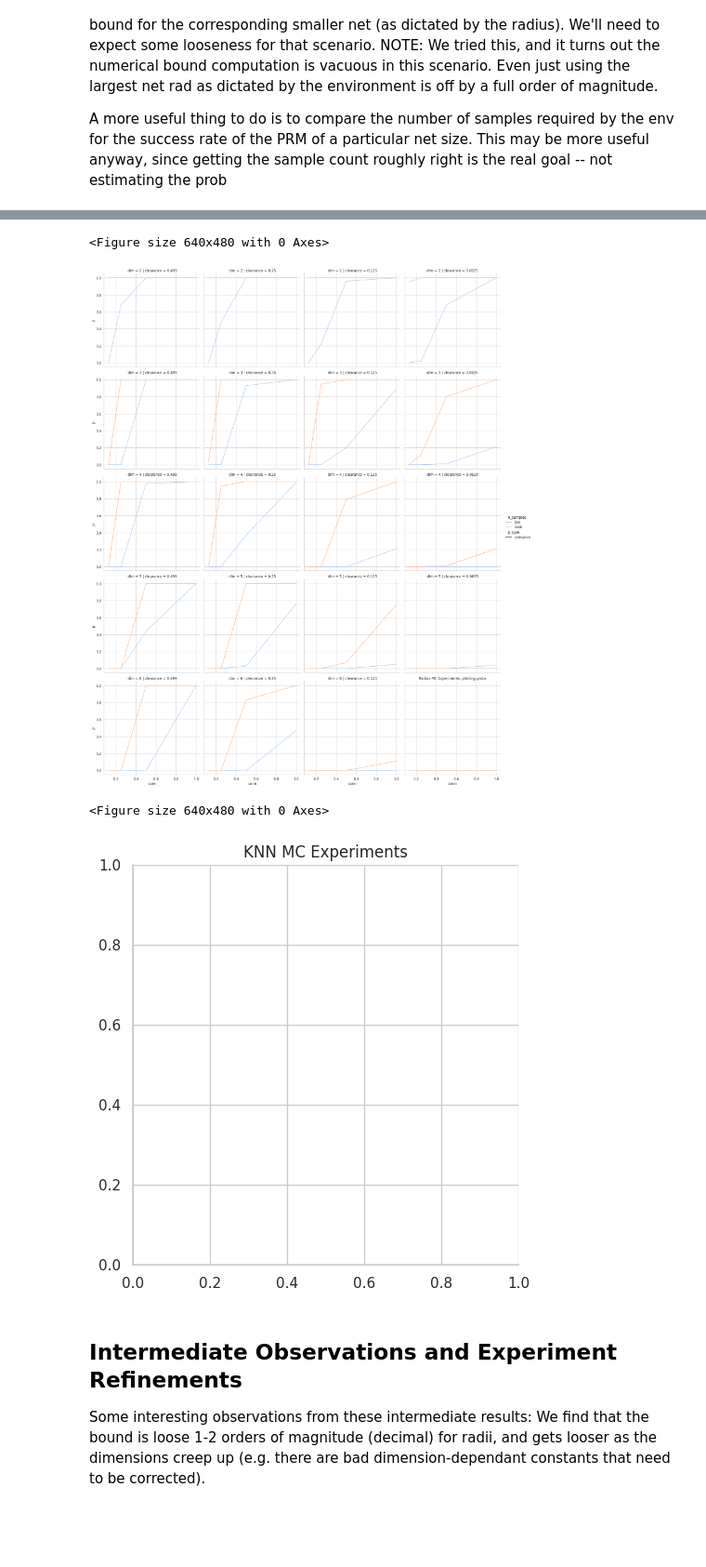
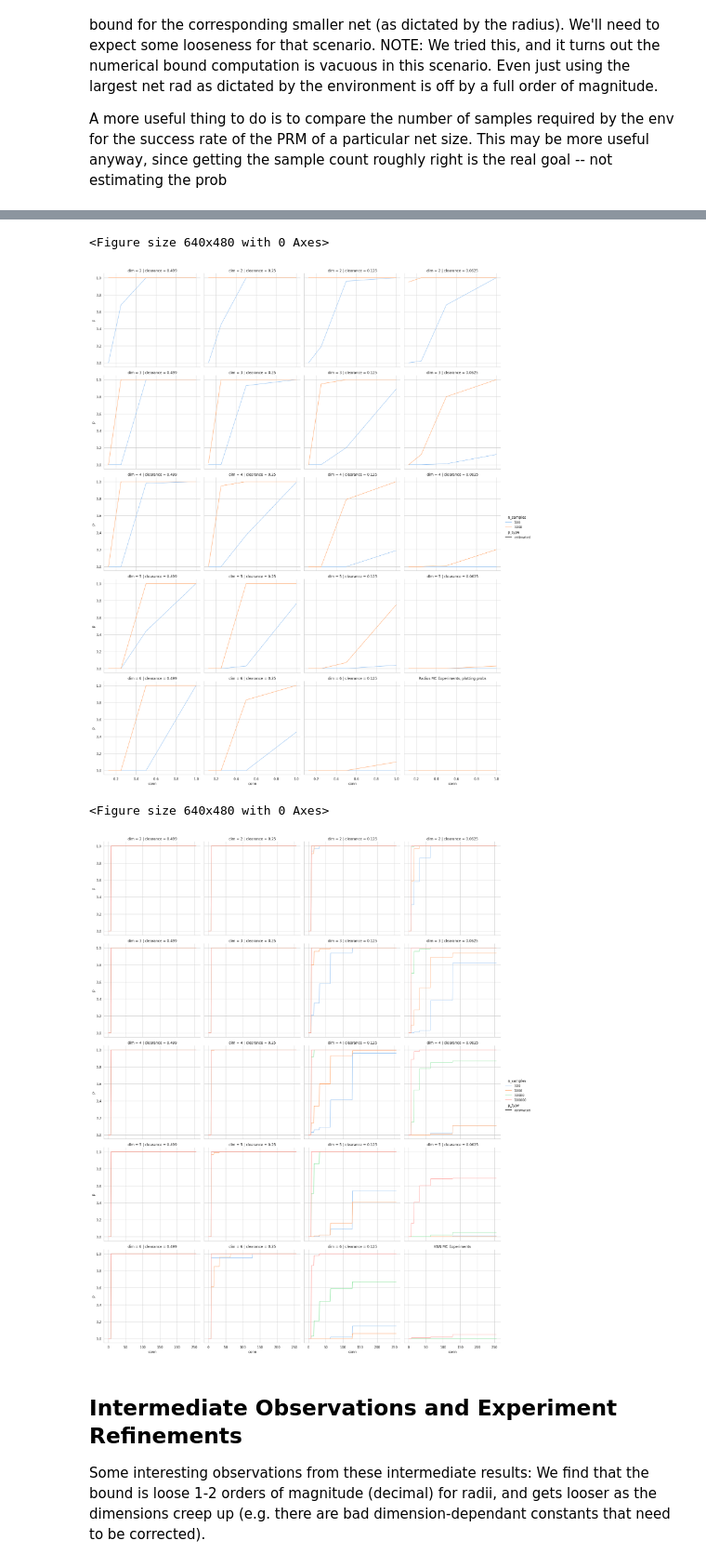
Before and after one commit to robustrobotics/nonasymptotic-mp, a Jupyter notebook: notebooks/narrow_clearance_exps_results.ipynb, the cells around one changed output, grey strips where cells are left out. Shown at 93% size. Saved outputs shown, nothing was run; the diff lists cells and outputs as text; code cells hidden in the pictures; blank space fills up the shorter version.

```diff
--- a/notebooks/narrow_clearance_exps_results.ipynb
+++ b/notebooks/narrow_clearance_exps_results.ipynb
@@ -20,7 +20,7 @@ import os
 /home/seiji/Research/nonasymptotic-mp
 # %%
 # load in the experiment and set plotting params
-exp_name = 'narrow-full-run-radius2_20240611-152454'
+exp_name = 'narrow-full-run-low-dim-corrected0_20240612-035447'
 exp_path = os.path.join('exps', 'results', exp_name)
 # %% [markdown]
 Loading in the experiment log:
@@ -98,8 +87,8 @@ for prm_type, clearance, dim, n_samples in all_trials_iter:
 
     above_threshold = conn_cmp_arr >= conn_thresh_arr
 
-
-    estimates = np.sum(above_threshold, axis=0) / len(mc_trial_rows) if len(mc_trial_rows) != 0 else np.sum(above_threshold, axis=0) * np.nan
+    estimates = np.sum(above_threshold, axis=0) / len(mc_trial_rows) if len(mc_trial_rows) != 0 else np.sum(
+        above_threshold, axis=0) * np.nan
 
     estimate_dict[(prm_type, _clearance, dim, n_samples)] = estimates
 # %% [markdown]
@@ -120,10 +109,13 @@ A more useful thing to do is to compare the number of samples required by the en
 success rate of the PRM of a particular net size. This may be more useful anyway, since
 getting the sample count roughly right is the real goal -- not estimating the prob
 # %%
+# TODO: debug blumer column, and predicted estimates.
 from nonasymptotic.bound import compute_sauer_shelah_bound_log2, compute_vol_unit_sphere, \
     doubling_sample_search_over_log2_prob_bound
 from nonasymptotic.envs import NarrowPassage
+
 machine_eps = 1e-6
+knn_heurist_p = 0.99
 # recompile the results into a dataframe and then use seaborn to plot.
 # the most efficient way to do this is to set up each array separately and then concatenate
 plot_dfs = []
@@ -144,11 +136,11 @@ for prm_type, _clearance, dim, n_samples in estimate_dict.keys():
         "predicted_used_samples": [n_samples] * max_knn if prm_type == 'knn' else [n_samples] * n_radii,
     }
 
-    if prm_type == 'radius' and dim <= 7: # needed since numerics of higher dims craps out computation
-#         print('processing: ' + str((prm_type, clearance, dim, n_samples)))
+    if prm_type == 'radius' and dim <= 7:  # needed since numerics of higher dims craps out computation
+        #         print('processing: ' + str((prm_type, clearance, dim, n_samples)))
         # compute corresponding theoretical quantities (using smallest Sauer-Shelah expression)
         vol_env = NarrowPassage(dim, clearance, seed=1999).vol
-        net_rads = np.minimum(rads / 8, clearance / 4)  # clip for net radius corresponding to clearance of the passage
+        net_rads = np.minimum(rads / 4, clearance / 2)  # clip for net radius corresponding to clearance of the passage
         rhos = (compute_vol_unit_sphere(dim) / vol_env) * (net_rads ** dim)
 
         # compute what the bound would say now.
@@ -168,6 +160,25 @@ for prm_type, _clearance, dim, n_samples in estimate_dict.keys():
         dict_for_df['n_samples'] += [n_samples] * n_radii
         dict_for_df['predicted_used_samples'] += pred_samples
 
+    elif prm_type == 'knn' and dim <= 7:
+        vol_env = NarrowPassage(dim, clearance, seed=1999).vol
+        net_rad = clearance / 2  # clip for net radius corresponding to clearance of the passage
+        rho = (compute_vol_unit_sphere(dim) / vol_env) * (net_rad ** dim)
+
+        # compute what the bound would say now.
+        log2_ss_probs = np.array([compute_sauer_shelah_bound_log2(n_samples, rho, dim + 1)] * max_knn)
+        ss_probs = 2 ** log2_ss_probs
+
+        # compute what the number samples _would_ be given the MC estimate.
+        ss_log2_bound_func = lambda _ns: compute_sauer_shelah_bound_log2(_ns, rho, dim + 1)
+        pred_samples = [doubling_sample_search_over_log2_prob_bound(ss_log2_bound_func, knn_heurist_p)] * max_knn
+
+        dict_for_df['p'] = np.concatenate([dict_for_df['p'], ss_probs])
+        dict_for_df['conn'] = np.concatenate([dict_for_df['conn'], np.arange(max_knn)])
+        dict_for_df['p_type'] += ["theory"] * max_knn
+        dict_for_df['n_samples'] += [n_samples] * max_knn
+        dict_for_df['predicted_used_samples'] += pred_samples
+
     # construct dataframe
     _df = pd.DataFrame(dict_for_df)
     _df['prm_type'] = prm_type
@@ -182,8 +193,9 @@ knn_plot_df = plot_df[plot_df['prm_type'] == 'knn']
 
 plt.figure()
 sns.set_theme(style="whitegrid")
-g = sns.relplot(data=radius_plot_df, x='conn', y='predicted_used_samples', row='dim', col='clearance', hue='n_samples', style="p_type",
-            kind='line', palette=sns.color_palette("pastel"))
+g = sns.relplot(data=radius_plot_df, x='conn', y='predicted_used_samples', row='dim', col='clearance', hue='n_samples',
+                style="p_type",
+                kind='line', palette=sns.color_palette("pastel"))
 g.set(yscale='log')
 plt.title('Radius MC Experiments, plotting Samples')
 plt.show()
@@ -191,14 +203,16 @@ plt.show()
 # here, the theoretical bound is ommited (since it's vacuous)
 plt.figure()
 sns.set_theme(style="whitegrid")
-sns.relplot(data=radius_plot_df[radius_plot_df['p_type'] == 'estimated'], x='conn', y='p', row='dim', col='clearance', hue='n_samples', style='p_type',
+sns.relplot(data=radius_plot_df[radius_plot_df['p_type'] == 'estimated'], x='conn', y='p', row='dim', col='clearance',
+            hue='n_samples', style='p_type',
             kind='line', palette=sns.color_palette("pastel"))
 plt.title('Radius MC Experiments, plotting probs')
 plt.show()
 
 plt.figure()
 sns.set_theme(style="whitegrid")
-sns.relplot(data=knn_plot_df, x='conn', y='p', row='dim', col='clearance', hue='n_samples', style='p_type',
+sns.relplot(data=knn_plot_df[knn_plot_df['p_type'] == 'estimated'], x='conn', y='p', row='dim', col='clearance',
+            hue='n_samples', style='p_type',
             kind='line', palette=sns.color_palette("pastel"))
 plt.title('KNN MC Experiments')
 plt.show()
@@ -208,4 +222,4 @@ plt.show()
 <Figure size 640x480 with 0 Axes>
 [figure]
 <Figure size 640x480 with 0 Axes>
-[figure, old version]
+[figure, new version]
```
Also changed, not shown: parts of 6 cells of this notebook, 1 other file.
